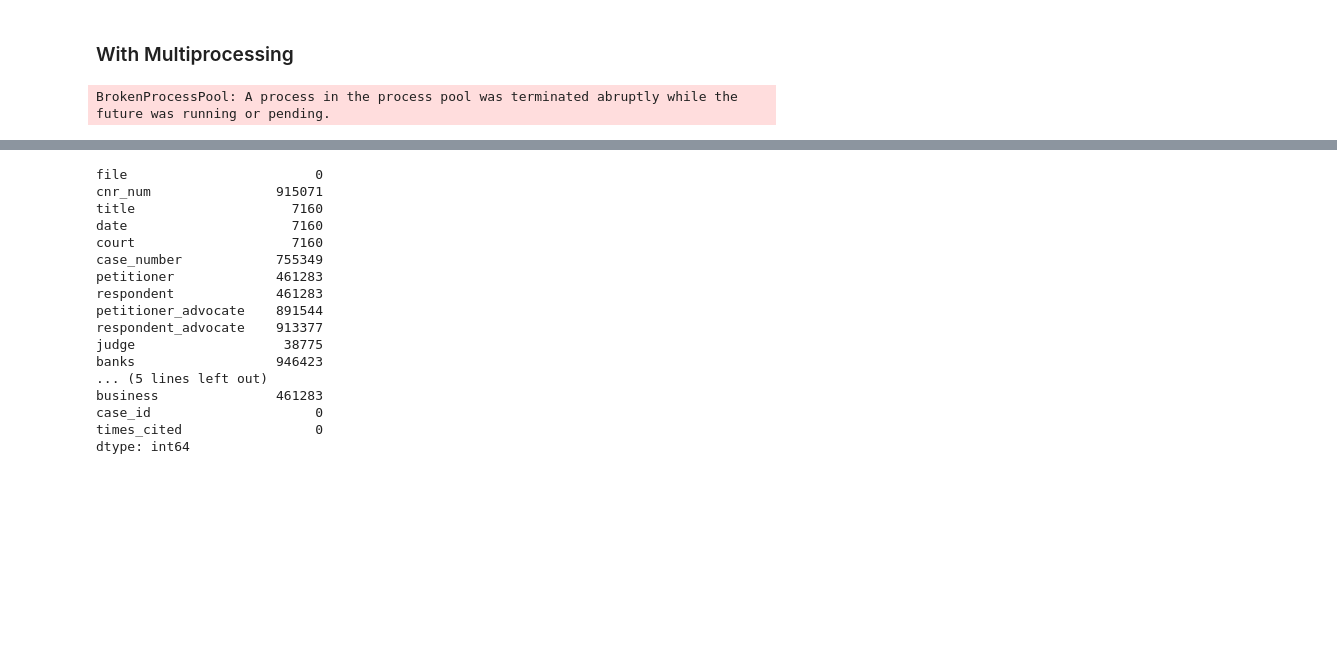
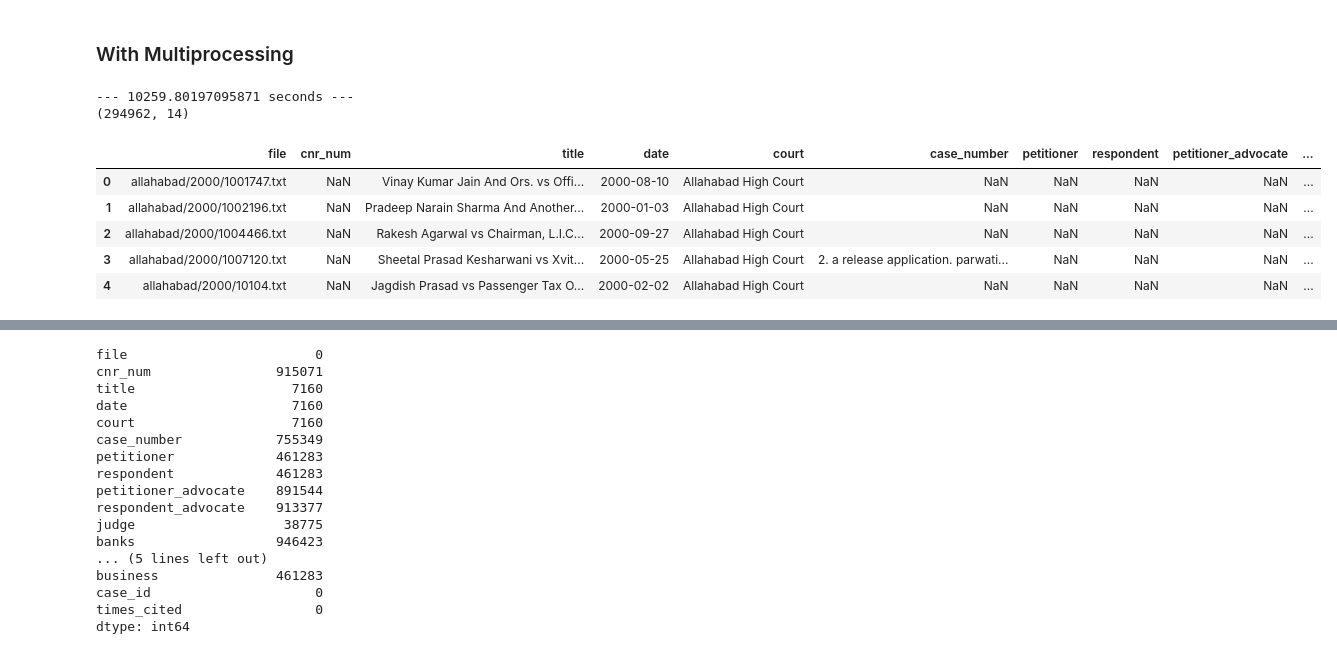
Before and after one commit to nixonpj/dime_ik, a Jupyter notebook: kanoon/kanoon_viz.ipynb, the cells around one changed output, grey strips where cells are left out. Saved outputs shown, nothing was run; the diff lists cells and outputs as text; code cells hidden in the pictures; blank space fills up the shorter version.

```diff
--- a/kanoon/kanoon_viz.ipynb
+++ b/kanoon/kanoon_viz.ipynb
@@ -35,33 +35,40 @@ Import a list of banks from a RBI linked website. This seems like an exhaustive
 # %%
 import importlib
 importlib.reload(ik)
 importlib.reload(de)
 
 
 if __name__ == '__main__':
     start = time.time()
-    df = pd.DataFrame()
-#     courts = ['bombay', 'jharkhand', 'chattisgarh', 'jammu', 'andhra', 'allahabad', 'gauhati']
-    courts = ['bangaloredc', 'gujarat', 'chennai', 'himachal_pradesh']
+#     courts = ['chennai', 'jharkhand', 'chattisgarh', 'jammu', 'andhra']
+    courts = ['allahabad', 'gauhati']
+#     courts = ['bangaloredc', 'gujarat', 'bombay', 'himachal_pradesh']
     dfs = []
 #     pool = Pool()
 #     results = pool.imap(de.extract_data, courts)
 
     with concurrent.futures.ProcessPoolExecutor() as executor:
         results = executor.map(de.extract_data, courts)
 
     for result in results:
         dfs.append(pd.DataFrame(result))
 
 df = pd.concat(dfs)
 
 # takes ~1506 seconds with 500 limit break; took ~3 hours or so for all of MH, JH and CH
 print(f"--- {(time.time() - start)} seconds ---")
 
 print(df.shape)
 df.head()
 # %% [output]
-BrokenProcessPool: A process in the process pool was terminated abruptly while the future was running or pending.
+--- 10259.80197095871 seconds ---
+(294962, 14)
+|  | file | cnr_num | title | date | court | case_number | petitioner | respondent | petitioner_advocate | ... |
+| 0 | allahabad/2000/1001747.txt | NaN | Vinay Kumar Jain And Ors. vs Offi... | 2000-08-10 | Allahabad High Court | NaN | NaN | NaN | NaN | ... |
+| 1 | allahabad/2000/1002196.txt | NaN | Pradeep Narain Sharma And Another... | 2000-01-03 | Allahabad High Court | NaN | NaN | NaN | NaN | ... |
+| 2 | allahabad/2000/1004466.txt | NaN | Rakesh Agarwal vs Chairman, L.I.C... | 2000-09-27 | Allahabad High Court | NaN | NaN | NaN | NaN | ... |
+| 3 | allahabad/2000/1007120.txt | NaN | Sheetal Prasad Kesharwani vs Xvit... | 2000-05-25 | Allahabad High Court | 2. a release application. parwati... | NaN | NaN | NaN | ... |
+| 4 | allahabad/2000/10104.txt | NaN | Jagdish Prasad vs Passenger Tax O... | 2000-02-02 | Allahabad High Court | NaN | NaN | NaN | NaN | ... |
 # %%
 df.reset_index(drop=True, inplace=True)
 df['case_id'] = df['file'].apply(lambda x: x[x.rfind('/')+1:-4])
```
Also changed, not shown: parts of 15 cells of this notebook, 4 other files.
